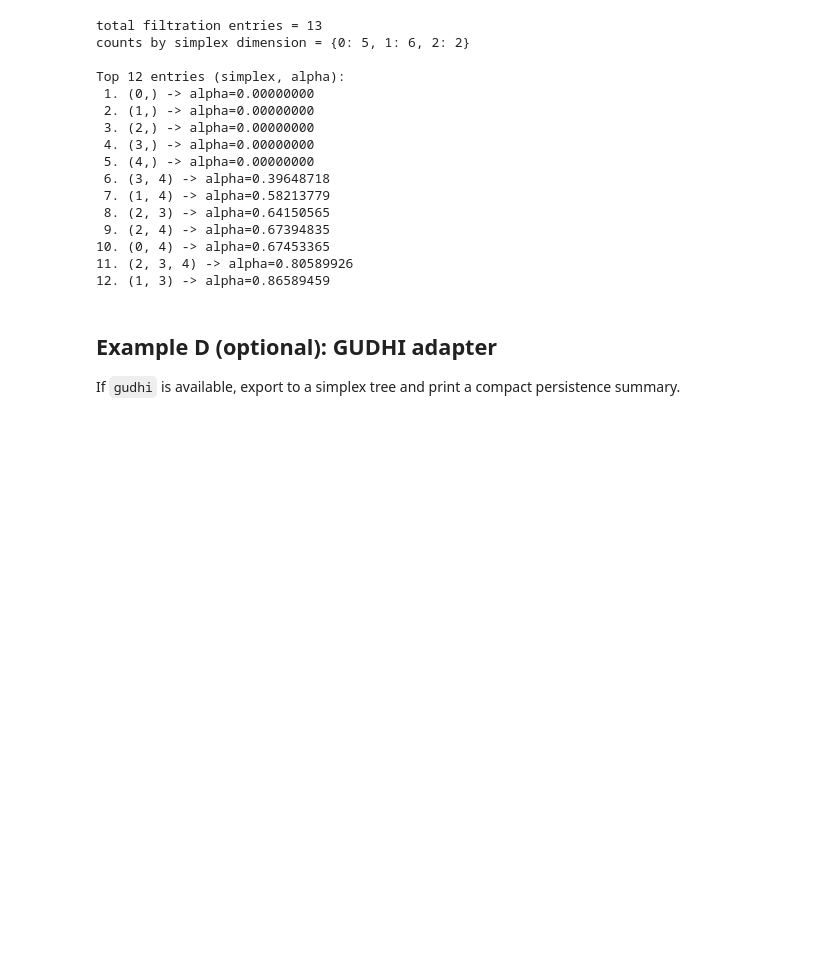
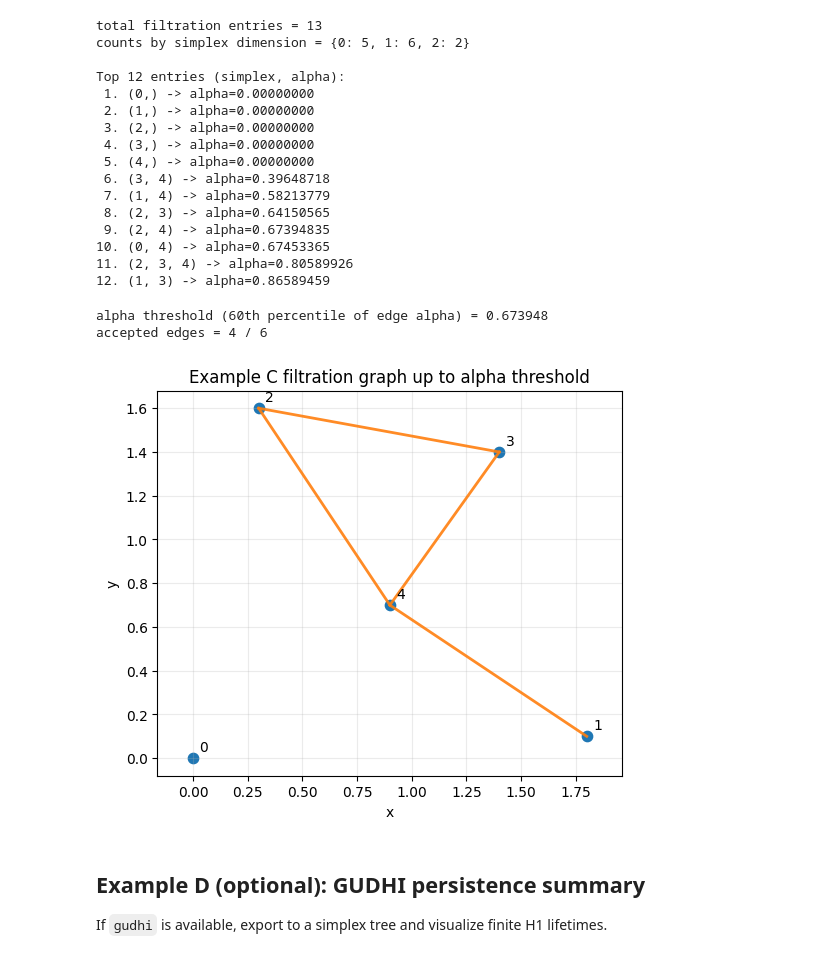
Before and after one commit to uda-lab/ellcech, a Jupyter notebook: notebooks/practical_demo.ipynb, the cells around one changed output. Drawn from its saved outputs; the diff is of its cells as text; code cells hidden in the pictures; blank space fills up the shorter version.

```diff
--- a/notebooks/practical_demo.ipynb
+++ b/notebooks/practical_demo.ipynb
@@ -130,10 +213,39 @@ Top 12 entries (simplex, alpha):
 10. (0, 4) -> alpha=0.67453365
 11. (2, 3, 4) -> alpha=0.80589926
 12. (1, 3) -> alpha=0.86589459
+# %%
+edge_entries = [entry for entry in filtration if len(entry.simplex) == 2]
+edge_alphas = np.array([entry.alpha for entry in edge_entries])
+alpha_threshold = float(np.quantile(edge_alphas, 0.6))
+accepted_edges = [entry for entry in edge_entries if entry.alpha <= alpha_threshold + 1e-12]
+
+print(f"alpha threshold (60th percentile of edge alpha) = {alpha_threshold:.6f}")
+print(f"accepted edges = {len(accepted_edges)} / {len(edge_entries)}")
+
+fig, ax = plt.subplots(figsize=(6, 5))
+ax.scatter(centers_C[:, 0], centers_C[:, 1], s=55, color="#1f77b4")
+for idx, pt in enumerate(centers_C):
+    ax.text(pt[0] + 0.03, pt[1] + 0.03, str(idx), fontsize=10)
+
+for entry in accepted_edges:
+    i, j = entry.simplex
+    xy = centers_C[[i, j]]
+    ax.plot(xy[:, 0], xy[:, 1], color="#ff7f0e", linewidth=2, alpha=0.9)
+
+ax.set_title("Example C filtration graph up to alpha threshold")
+ax.set_xlabel("x")
+ax.set_ylabel("y")
+ax.axis("equal")
+ax.grid(alpha=0.25)
+plt.show()
+# %% [output]
+alpha threshold (60th percentile of edge alpha) = 0.673948
+accepted edges = 4 / 6
+[figure, added]
 # %% [markdown]
-## Example D (optional): GUDHI adapter
+## Example D (optional): GUDHI persistence summary
 
-If `gudhi` is available, export to a simplex tree and print a compact persistence summary.
+If `gudhi` is available, export to a simplex tree and visualize finite H1 lifetimes.
 # %%
 from ellphi_alpha.backends import GudhiBackend
 
```
Also changed, not shown: parts of 9 cells of this notebook.
